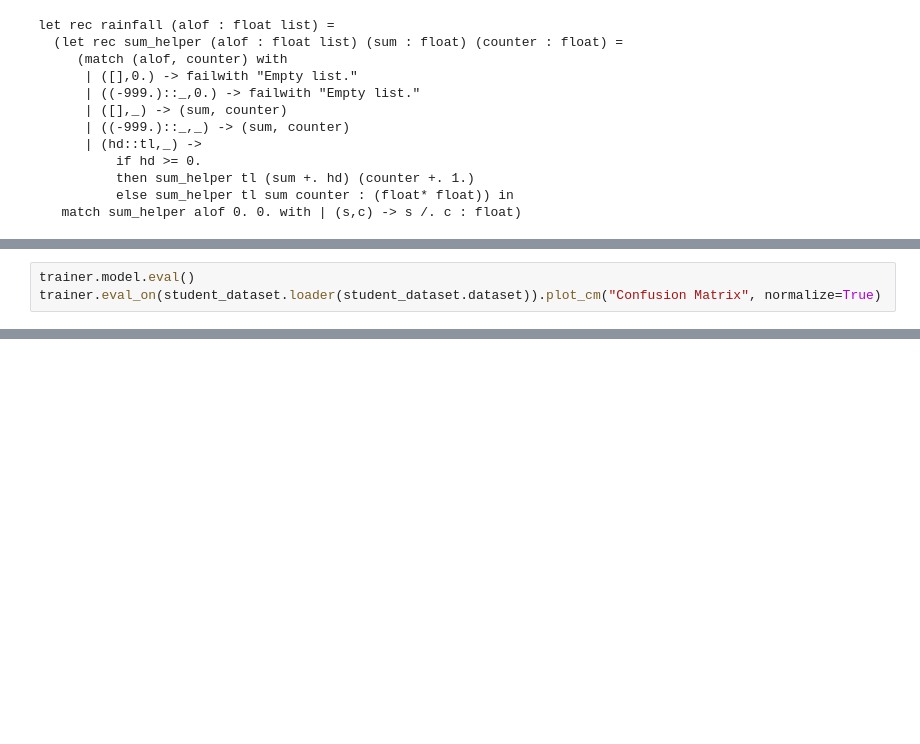
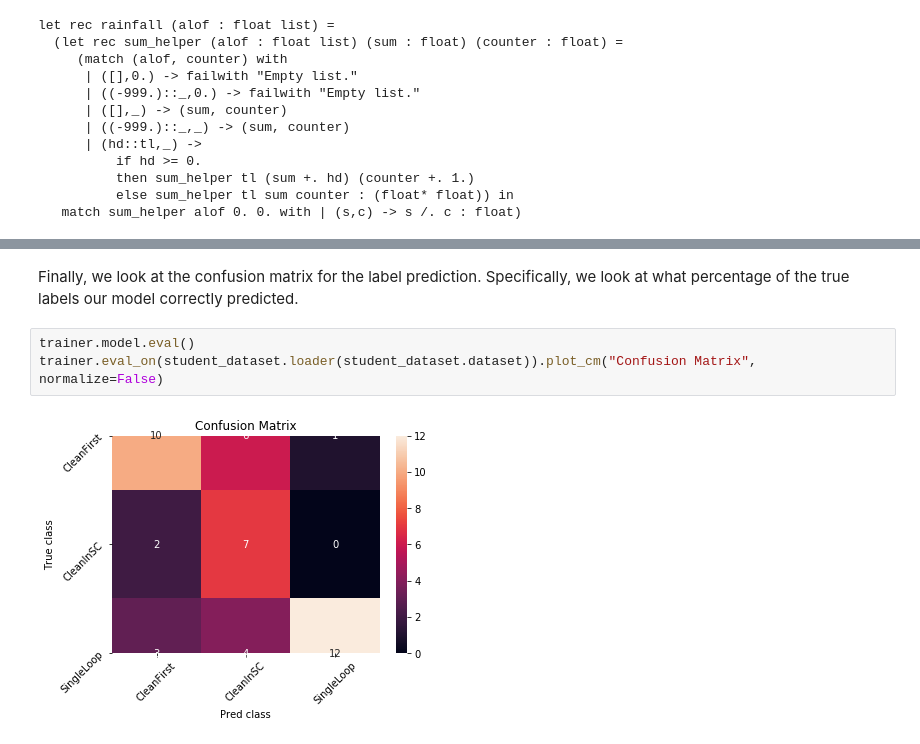
Before and after one commit to willcrichton/autoplan, a Jupyter notebook: notebooks/rainfall/levenshtein_distance.ipynb, the cells around one changed output, grey strips where cells are left out. Drawn from its saved outputs; the diff is of its cells as text; blank space fills up the shorter version.

Commit message:
Fixed some bugs, simplified code, layed out TODOs specifically

```diff
--- a/notebooks/rainfall/levenshtein_distance.ipynb
+++ b/notebooks/rainfall/levenshtein_distance.ipynb
@@ -147,3 +106,0 @@ plot_accuracy(val_eval)
-# %%
-trainer.model.eval()
-trainer.eval_on(student_dataset.loader(student_dataset.dataset)).plot_cm("Confusion Matrix", normalize=True)
@@ -267,0 +157,7 @@ for i in edit_distance:
+# %% [markdown]
+Finally, we look at the confusion matrix for the label prediction. Specifically, we look at what percentage of the true labels our model correctly predicted.
+# %%
+trainer.model.eval()
+trainer.eval_on(student_dataset.loader(student_dataset.dataset)).plot_cm("Confusion Matrix", normalize=False)
+# %% [output]
+[figure, added]
```
Also changed, not shown: parts of 42 cells of this notebook.
